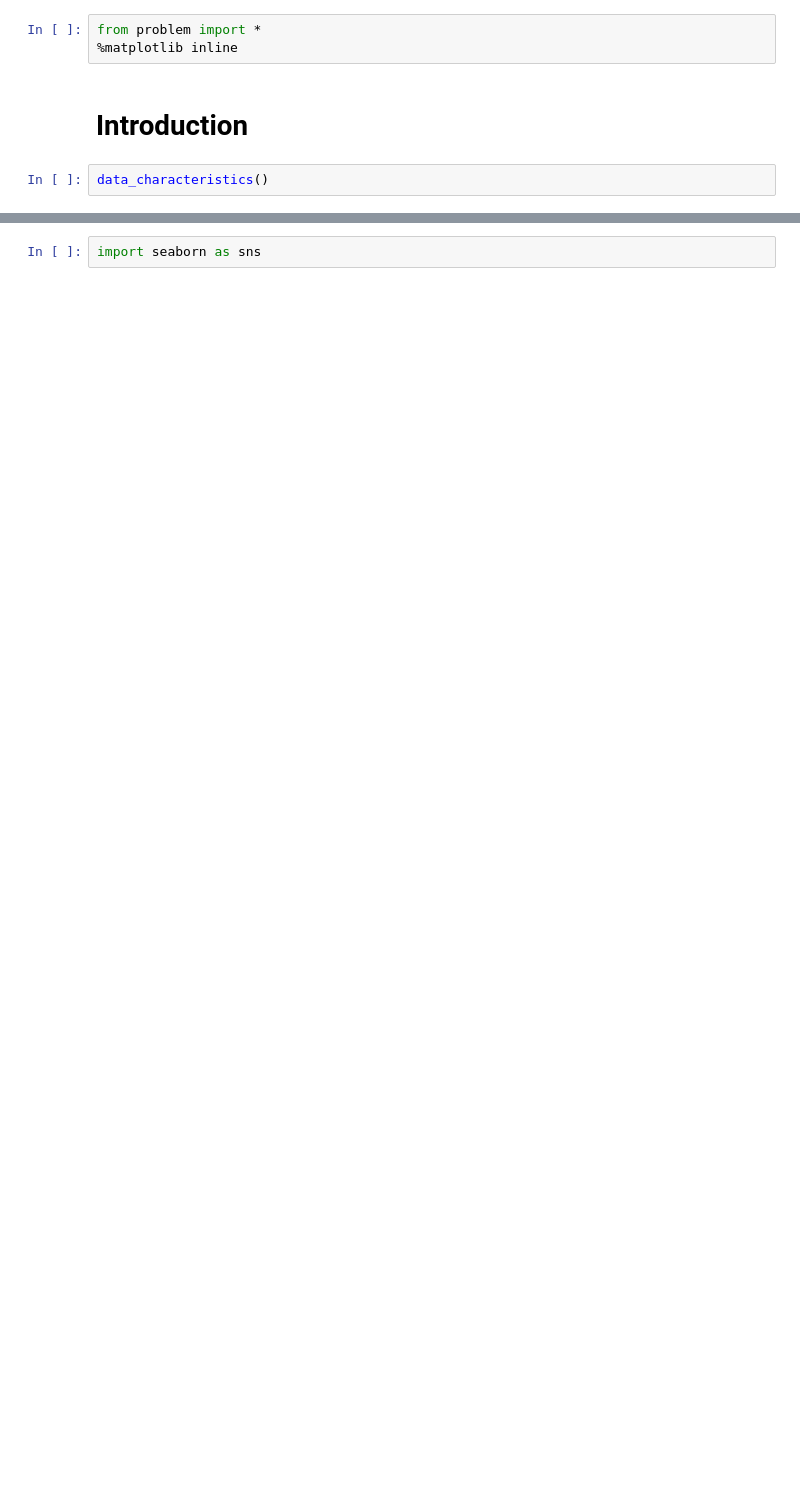
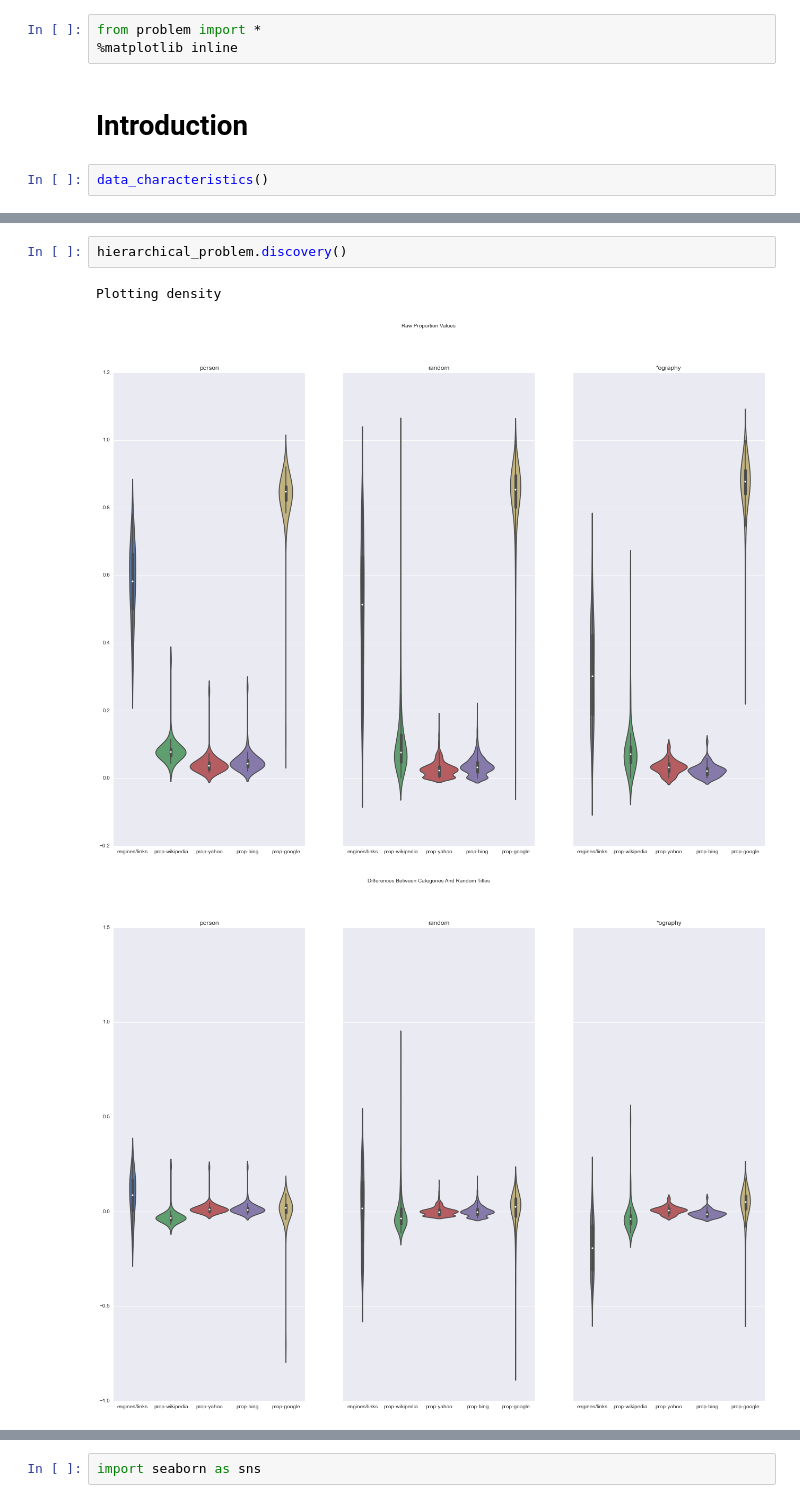
Before and after one commit to seewalker/wikipedia_analytics, a Jupyter notebook: experiments.ipynb, the cells around one changed output, grey strips where cells are left out. Saved outputs shown, nothing was run; the diff lists cells and outputs as text; blank space fills up the shorter version.

```diff
--- a/experiments.ipynb
+++ b/experiments.ipynb
@@ -29 +81,7 @@ sns.stripplot(data=ms_problem['microsoft'], x=)
+# %%
+hierarchical_problem.discovery()
+# %% [output]
+Plotting density
+[figure, added]
+[figure, added]
 # %%
```
Also changed, not shown: parts of 24 cells of this notebook, 26 other files.
